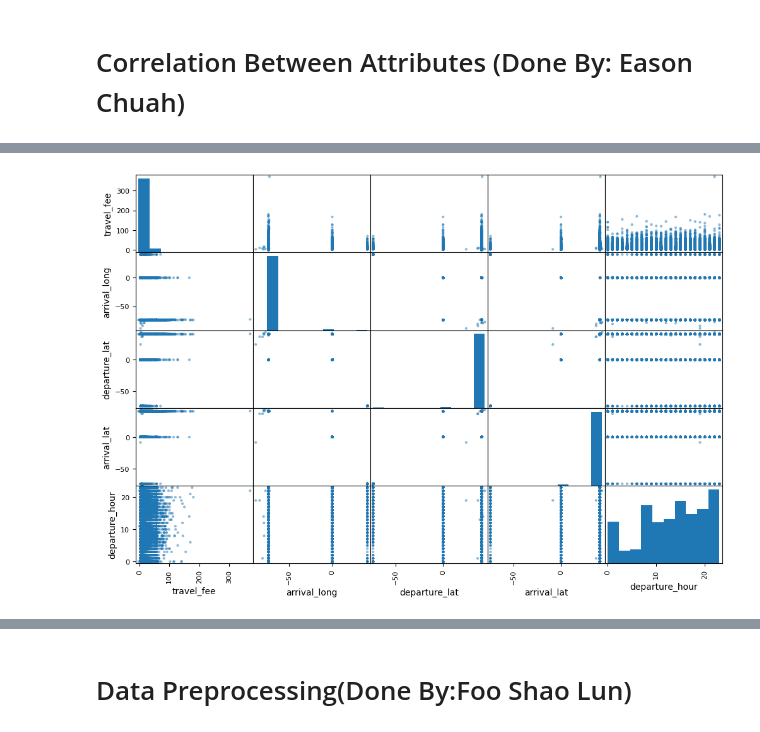
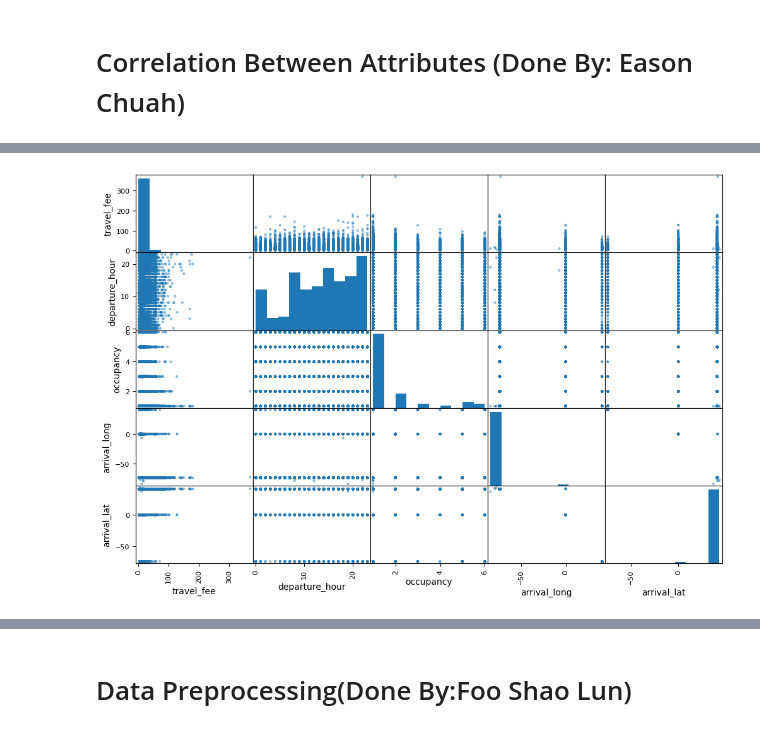
Before and after one commit to EricChan12311/DMA, a Jupyter notebook: DataMining.ipynb, the cells around one changed output, grey strips where cells are left out. Drawn from its saved outputs; the diff is of its cells as text; code cells hidden in the pictures.

```diff
--- a/DataMining.ipynb
+++ b/DataMining.ipynb
@@ -96,11 +99,11 @@ Name: travel_fee, dtype: float64
 # %%
 from pandas.plotting import scatter_matrix
 
-attributes = ["travel_fee", "arrival_long","departure_lat","arrival_lat","departure_hour"]
+attributes = ["travel_fee","departure_hour","occupancy","arrival_long","arrival_lat"]
 scatter_matrix(train_set[attributes], figsize=(12, 8))
 plt.show()
 # %% [output]
-[figure, old version]
+[figure, new version]
 # %%
 train_set.plot(kind="scatter", x="travel_fee", y="occupancy", alpha=0.1, grid=True)
 plt.show()
```
Also changed, not shown: parts of 13 cells of this notebook.
